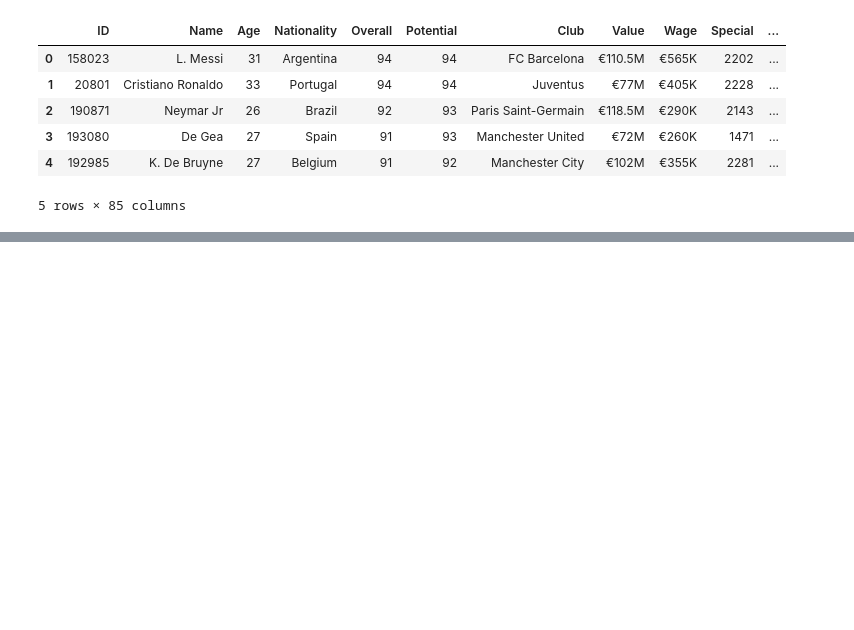
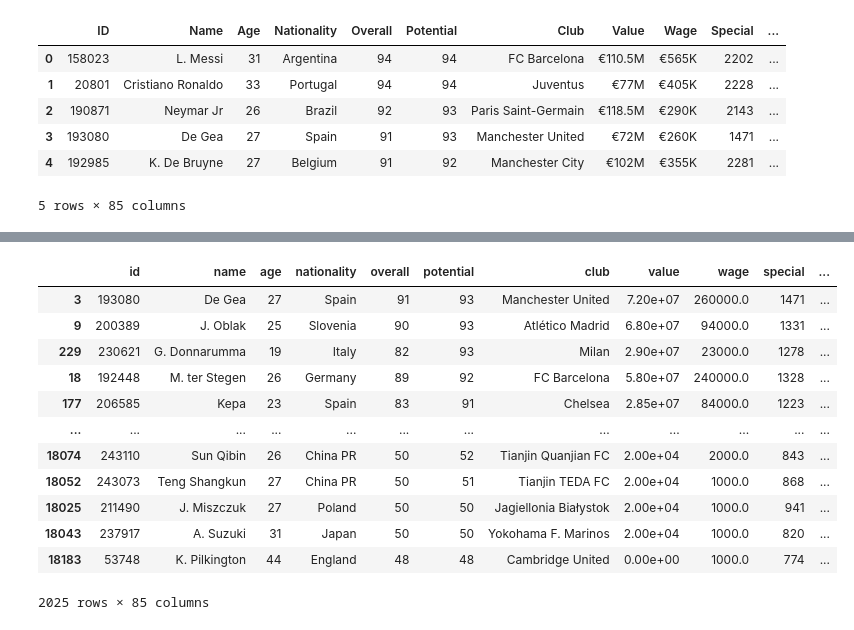
Before and after one commit to rafaelhamer/DSWP, a Jupyter notebook: Fifa.ipynb, the cells around one changed output, grey strips where cells are left out. Cells and saved outputs as stored; diff of their text form; code cells hidden in the pictures; blank space fills up the shorter version.

```diff
--- a/Fifa.ipynb
+++ b/Fifa.ipynb
@@ -77,23 +82,20 @@ Length: 85, dtype: object
 # %%
-#pd.set_option('max_rows', 10)
+pd.set_option('max_rows', 10)
+pd.set_option('display.precision', 2)
 
 # 4) Se alguma variávável/atributo é do tipo string (object) e supostamente deveria ser numérica, como alteramos o tipo?
 
-#def converte(euros):
-euros="250.2M"
-print("vai toma no cu")
-if euros.find('M') > 0:
-  print("vai toma no cu")
-  valor=euros.replace("M","").replace("€","")
-  f_valor = valor * 1000000
-elif euros.find('K') > 0:
-  valor=euros.replace("K","").replace("€","")
-  f_valor = valor * 1000
-print (valor)
-print (f_valor)
-#  return f_valor
+def converte(euros):
+  if euros.find("M") > 0:
+    f_valor = float(euros.replace("M","").replace("€","")) * 1000000
+  elif euros.find("K") > 0:
+    f_valor = float(euros.replace("K","").replace("€","")) * 1000
+  else:
+    f_valor = float(euros.replace("€",""))
+  return f_valor
 
-#resultado=converte('250.2M')
-#print(resultado)
-#df_fifa['Valor'] = df_fifa['Value'].apply(lambda x:float(converte(df_fifa['Value'])))
+df_fifa['Value'] = df_fifa['Value'].apply(lambda x: converte(x))
+df_fifa['Wage'] = df_fifa['Wage'].apply(lambda x: converte(x))
+#df_fifa["Release Clause"] = df_fifa["Release Clause"].apply(lambda x: converte(x))
+df_fifa.head()
 # %% [output]
@@ -108,0 +109,5 @@ NotebookApp.rate_limit_window=3.0 (secs)
+# %%
+# 5) Normalize os nomes das colunas, ou seja, renomeie o nome das colunas para minúsculo;
+
+df_fifa.columns = [col.lower() for col in df_fifa.columns]
+df_fifa.head()
@@ -135,2 +331,18 @@ NotebookApp.rate_limit_window=3.0 (secs)
 # %%
 # 18) Apresente o ranking dos goleiros (use a variável/atributo 'Preferred Positions') por Potencial, Overall. Estamos à procura de 'GK'.
+
+df_fifa[df_fifa['position'] == 'GK'].sort_values('potential',ascending=False)
+# %% [output]
+|  | id | name | age | nationality | overall | potential | club | value | wage | special | ... |
+| 3 | 193080 | De Gea | 27 | Spain | 91 | 93 | Manchester United | 7.20e+07 | 260000.0 | 1471 | ... |
+| 9 | 200389 | J. Oblak | 25 | Slovenia | 90 | 93 | Atlético Madrid | 6.80e+07 | 94000.0 | 1331 | ... |
+| 229 | 230621 | G. Donnarumma | 19 | Italy | 82 | 93 | Milan | 2.90e+07 | 23000.0 | 1278 | ... |
+| 18 | 192448 | M. ter Stegen | 26 | Germany | 89 | 92 | FC Barcelona | 5.80e+07 | 240000.0 | 1328 | ... |
+| 177 | 206585 | Kepa | 23 | Spain | 83 | 91 | Chelsea | 2.85e+07 | 84000.0 | 1223 | ... |
+| ... | ... | ... | ... | ... | ... | ... | ... | ... | ... | ... | ... |
+| 18074 | 243110 | Sun Qibin | 26 | China PR | 50 | 52 | Tianjin Quanjian FC | 2.00e+04 | 2000.0 | 843 | ... |
+| 18052 | 243073 | Teng Shangkun | 27 | China PR | 50 | 51 | Tianjin TEDA FC | 2.00e+04 | 1000.0 | 868 | ... |
+| 18025 | 211490 | J. Miszczuk | 27 | Poland | 50 | 50 | Jagiellonia Białystok | 2.00e+04 | 1000.0 | 941 | ... |
+| 18043 | 237917 | A. Suzuki | 31 | Japan | 50 | 50 | Yokohama F. Marinos | 2.00e+04 | 1000.0 | 820 | ... |
+| 18183 | 53748 | K. Pilkington | 44 | England | 48 | 48 | Cambridge United | 0.00e+00 | 1000.0 | 774 | ... |
+2025 rows × 85 columns
```
Also changed, not shown: parts of 20 cells of this notebook.
